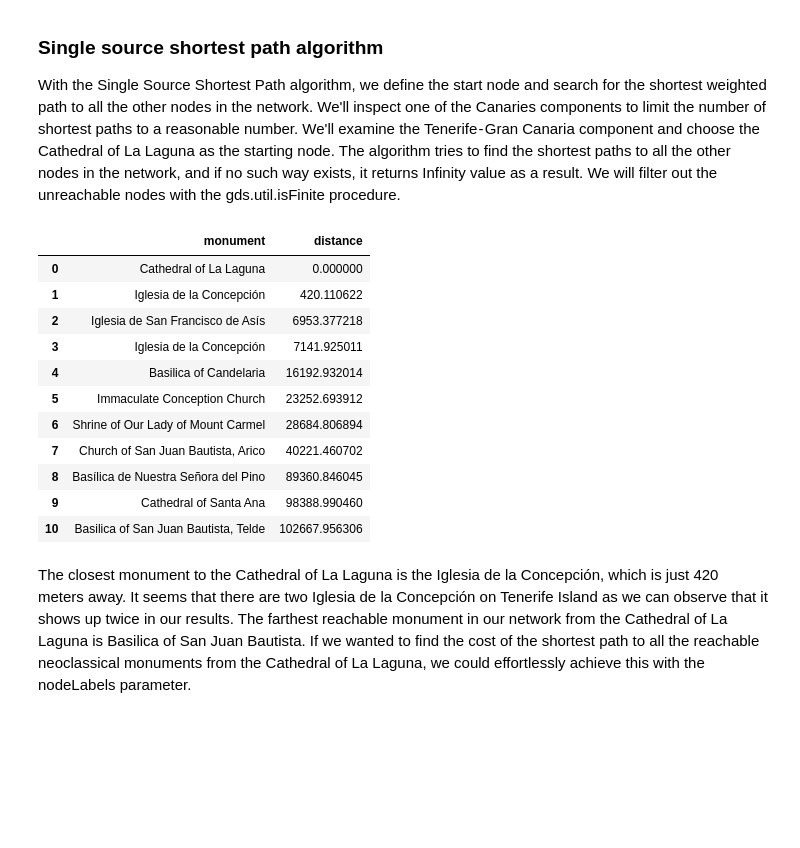
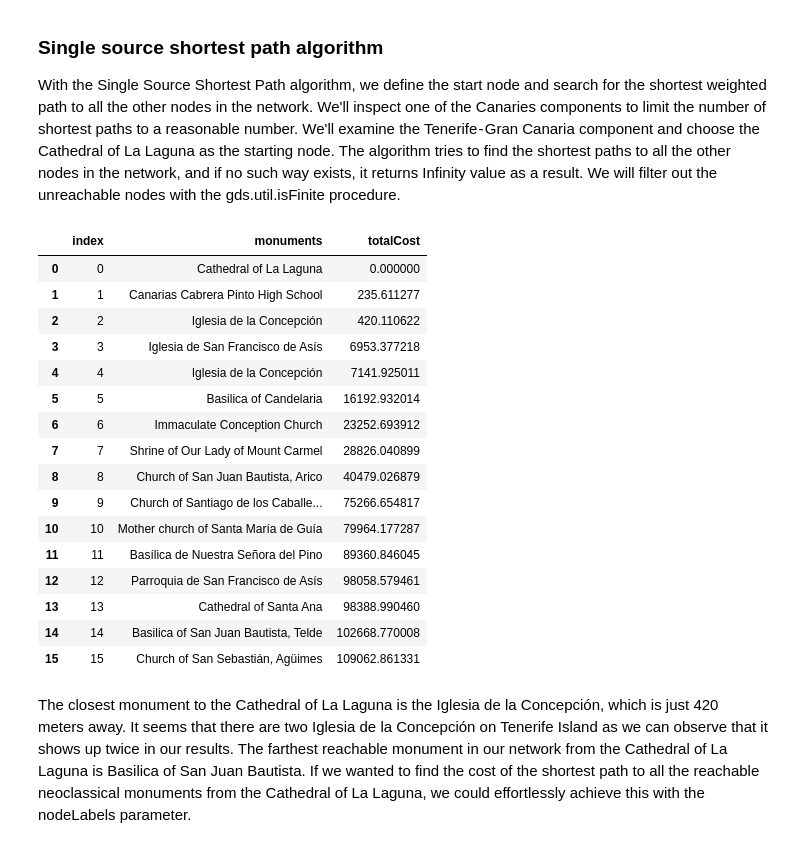
Before and after one commit to tomasonjo/blogs, a Jupyter notebook: Traveling_tourist/Part 2 - Exploring Pathfinding Graph Algorithms.ipynb, the cells around one changed output. Cells and saved outputs as stored; diff of their text form; code cells hidden in the pictures; blank space fills up the shorter version.

```diff
--- a/Traveling_tourist/Part 2 - Exploring Pathfinding Graph Algorithms.ipynb
+++ b/Traveling_tourist/Part 2 - Exploring Pathfinding Graph Algorithms.ipynb
@@ -2,9 +20,9 @@
 # Define Neo4j connections
 import pandas as pd
 from neo4j import GraphDatabase
-host = 'neo4j://localhost:7687'
+host = 'bolt://3.235.2.228:7687'
 user = 'neo4j'
-password = 'letmein'
+password = 'seats-drunks-carbon'
 driver = GraphDatabase.driver(host,auth=(user, password))
 
 def run_query(query, parameters = {}):
@@ -193,30 +217,33 @@ We'll examine the Tenerife - Gran Canaria component and choose the Cathedral
 # %%
 sssp_query = """
 
 MATCH (start:Monument{name:'Cathedral of La Laguna'})
-CALL gds.alpha.shortestPaths.stream('monuments',
- {startNode:start, relationshipWeightProperty:'distance'})
-YIELD nodeId, distance
-WHERE gds.util.isFinite(distance) = True
-RETURN gds.util.asNode(nodeId).name as monument,distance
-ORDER BY distance ASC
-
+CALL gds.allShortestPaths.dijkstra.stream('monuments',
+ {sourceNode:start, relationshipWeightProperty:'distance'})
+YIELD index,nodeIds,costs
+RETURN index,gds.util.asNode(nodeIds[-1]).name as monuments,costs[-1] as totalCost
+ORDER BY totalCost ASC
 """
 
 run_query(sssp_query)
 # %% [output]
-|  | monument | distance |
-| 0 | Cathedral of La Laguna | 0.000000 |
-| 1 | Iglesia de la Concepción | 420.110622 |
-| 2 | Iglesia de San Francisco de Asís | 6953.377218 |
-| 3 | Iglesia de la Concepción | 7141.925011 |
-| 4 | Basilica of Candelaria | 16192.932014 |
-| 5 | Immaculate Conception Church | 23252.693912 |
-| 6 | Shrine of Our Lady of Mount Carmel | 28684.806894 |
-| 7 | Church of San Juan Bautista, Arico | 40221.460702 |
-| 8 | Basílica de Nuestra Señora del Pino | 89360.846045 |
-| 9 | Cathedral of Santa Ana | 98388.990460 |
-| 10 | Basilica of San Juan Bautista, Telde | 102667.956306 |
+|  | index | monuments | totalCost |
+| 0 | 0 | Cathedral of La Laguna | 0.000000 |
+| 1 | 1 | Canarias Cabrera Pinto High School | 235.611277 |
+| 2 | 2 | Iglesia de la Concepción | 420.110622 |
+| 3 | 3 | Iglesia de San Francisco de Asís | 6953.377218 |
+| 4 | 4 | Iglesia de la Concepción | 7141.925011 |
+| 5 | 5 | Basilica of Candelaria | 16192.932014 |
+| 6 | 6 | Immaculate Conception Church | 23252.693912 |
+| 7 | 7 | Shrine of Our Lady of Mount Carmel | 28826.040899 |
+| 8 | 8 | Church of San Juan Bautista, Arico | 40479.026879 |
+| 9 | 9 | Church of Santiago de los Caballe... | 75266.654817 |
+| 10 | 10 | Mother church of Santa María de Guía | 79964.177287 |
+| 11 | 11 | Basílica de Nuestra Señora del Pino | 89360.846045 |
+| 12 | 12 | Parroquia de San Francisco de Asís | 98058.579461 |
+| 13 | 13 | Cathedral of Santa Ana | 98388.990460 |
+| 14 | 14 | Basilica of San Juan Bautista, Telde | 102668.770008 |
+| 15 | 15 | Church of San Sebastián, Agüimes | 109062.861331 |
 # %% [markdown]
 The closest monument to the Cathedral of La Laguna is the Iglesia de la Concepción, which is just 420 meters away. It seems that there are two Iglesia de la Concepción on Tenerife Island as we can observe that it shows up twice in our results. The farthest reachable monument in our network from the Cathedral of La Laguna is Basilica of San Juan Bautista.
 If we wanted to find the cost of the shortest path to all the reachable neoclassical monuments from the Cathedral of La Laguna, we could effortlessly achieve this with the nodeLabels parameter.
```
Also changed, not shown: parts of 18 cells of this notebook.
